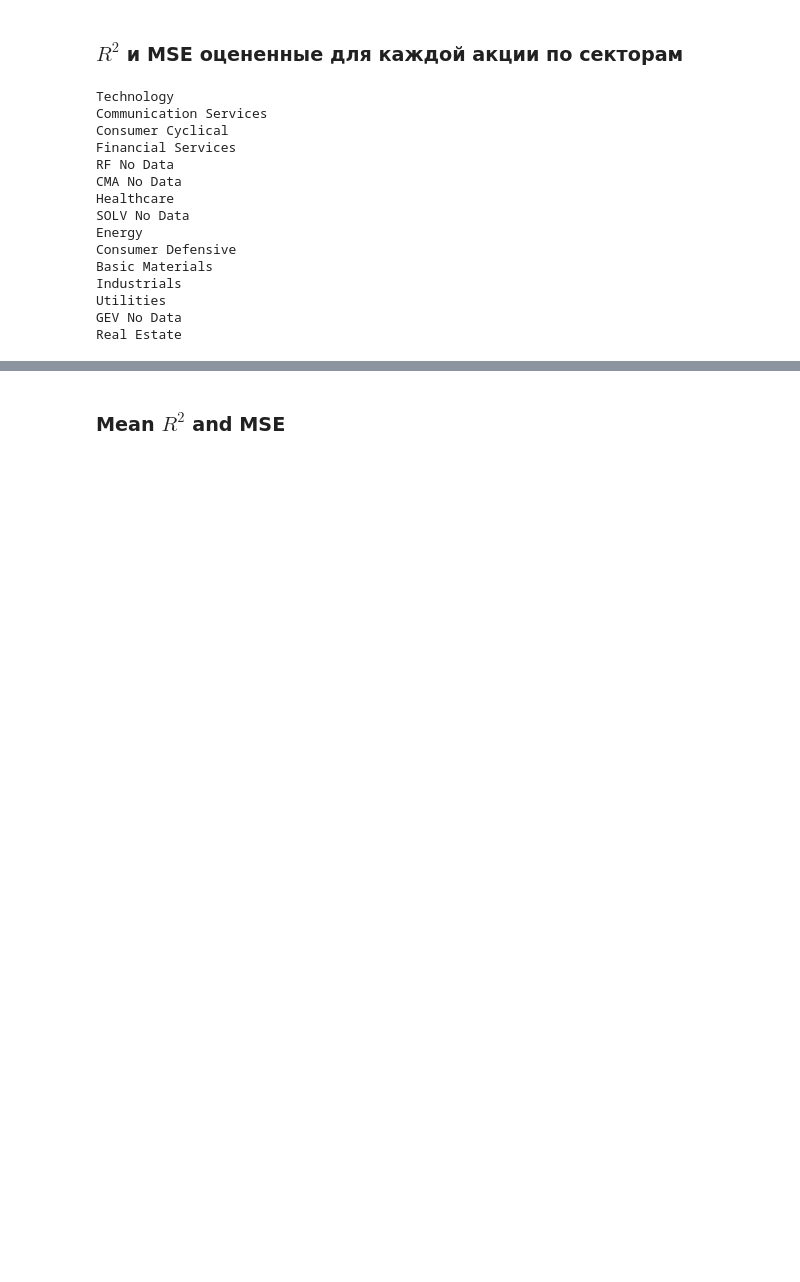
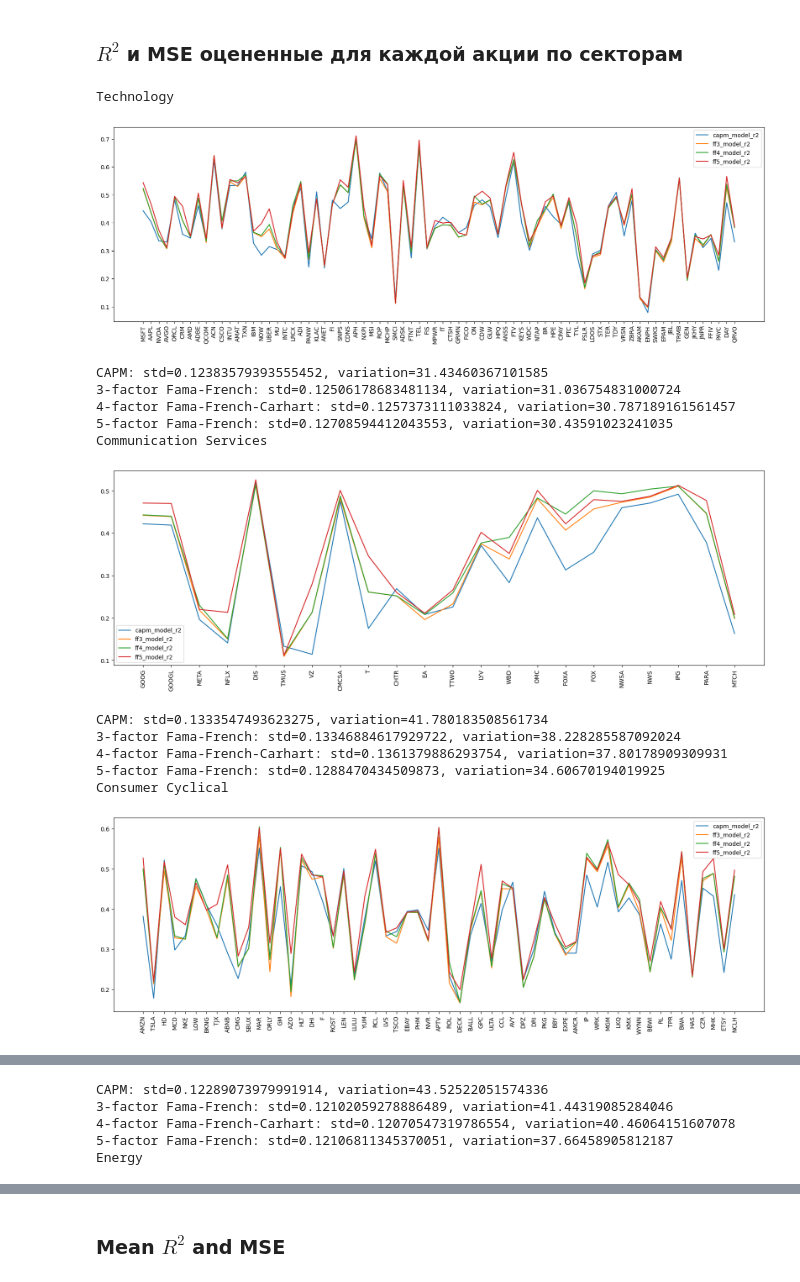
Before and after one commit to NikolaySimakov/Fama-French-models, a Jupyter notebook: main.ipynb, the cells around one changed output, grey strips where cells are left out. Drawn from its saved outputs; the diff is of its cells as text; code cells hidden in the pictures; blank space fills up the shorter version.

Commit message:
Add r2_score by assets charts

```diff
--- a/main.ipynb
+++ b/main.ipynb
@@ -299,6 +299,8 @@ for sector in companies_df['Sector'].unique():
 	ff4_model_mse = []
 	ff5_model_mse = []
 
+	index_tickers = tickers.copy()
+
 	# tickers_metrics = [
 	# 	['CAPM', '3-factor Fama French', 'Carhart', '5-factor Fama French']]
 
@@ -318,57 +320,76 @@ for sector in companies_df['Sector'].unique():
 			ff3_model_mse.append(round(ff3_model_res.mse_total, 3))
 			ff4_model_mse.append(round(ff4_model_res.mse_total, 3))
 			ff5_model_mse.append(round(ff5_model_res.mse_total, 3))
+		except:
+			print(ticker, 'No Data')
+			if ticker in index_tickers:
+				index_tickers = np.delete(index_tickers, np.where(index_tickers == ticker))
 
-			# tickers_metrics.append([ticker, round(capm_model.rsquared, 3), round(ff3_model.rsquared, 3),
-			#                 round(ff4_model.rsquared, 3), round(ff5_model.rsquared, 3)])
-
-			# print(ticker, '   '.join(
-			# 	map(str, [round(capm_model.rsquared, 3), round(ff3_model.rsquared, 3), round(ff4_model.rsquared, 3), round(ff5_model.rsquared, 3)])))
-		except:
-			# ff5_model_res = ff5_model.fit(ticker)
-			# ff5_model_r2.append(round(ff5_model_res.rsquared, 3))
-			# ff5_model_mse.append(round(ff5_model_res.mse_total, 3))
-			print(ticker, 'No Data')
-
-
-	df_to_save1 = pd.DataFrame()
+	df_to_save1 = pd.DataFrame(index=index_tickers)
 	df_to_save1['capm_model_r2'] = capm_model_r2
 	df_to_save1['ff3_model_r2'] = ff3_model_r2
 	df_to_save1['ff4_model_r2'] = ff4_model_r2
 	df_to_save1['ff5_model_r2'] = ff5_model_r2
+
+	# df_to_save1['capm_model_r2'].plot()
+	# df_to_save1['ff3_model_r2'].plot()
+	# df_to_save1['ff4_model_r2'].plot()
+	# df_to_save1['ff5_model_r2'].plot()
+
+	plt.figure(figsize=(20, 6))
+
+	# Построение графиков
+	for column_name in ['capm_model_r2', 'ff3_model_r2', 'ff4_model_r2', 'ff5_model_r2']:
+		df_to_save1[column_name].plot(label=column_name)
+
+	# Добавление легенды
+	plt.legend()
+
+	# Добавление подписей по оси X
+	plt.xticks(range(len(df_to_save1)), df_to_save1.index,
+						rotation=90)  # Вращение подписей для лучшей читаемости
+
+	# Отображение графика
+	plt.show()
+
+	cv = lambda x: np.std(x, ddof= 1 ) / np.mean (x) * 100
+
+	print('CAPM:', f"std={df_to_save1['capm_model_r2'].std()}, variation={cv(df_to_save1['capm_model_r2'])}")
+	print('3-factor Fama-French:', f"std={df_to_save1['ff3_model_r2'].std()}, variation={cv(df_to_save1['ff3_model_r2'])}")
+	print('4-factor Fama-French-Carhart:', f"std={df_to_save1['ff4_model_r2'].std()}, variation={cv(df_to_save1['ff4_model_r2'])}")
+	print('5-factor Fama-French:', f"std={df_to_save1['ff5_model_r2'].std()}, variation={cv(df_to_save1['ff5_model_r2'])}")
 
 	df_to_save1['capm_model_mse'] = capm_model_mse
 	df_to_save1['ff3_model_mse'] = ff3_model_mse
 	df_to_save1['ff4_model_mse'] = ff4_model_mse
 	df_to_save1['ff5_model_mse'] = ff5_model_mse
 
 	df_to_save1 = df_to_save1.rename(columns={
 		'capm_model_r2': 'CAPM R^2',
 		'ff3_model_r2': '3-факторная модель Фамы-Френча R^2',
     'ff4_model_r2': '4-факторная модель Кархарта R^2',
     'ff5_model_r2': '5-факторная модель Фамы-Френча R^2',
 
     'capm_model_mse': 'CAPM MSE',
     'ff3_model_mse': '3-факторная модель Фамы-Френча MSE',
     'ff4_model_mse': '4-факторная модель Кархарта MSE',
     'ff5_model_mse': '5-факторная модель Фамы-Френча MSE'
 	})
 
 	df_to_save1.to_excel(f'data/prepr/metrics/{sector}_sector_base_metrics.xlsx')
 # df_to_save.to_excel('10tickers_base_metrics.xlsx')
 # %% [output]
 Technology
-Communication Services
-Consumer Cyclical
-Financial Services
-RF No Data
-CMA No Data
-Healthcare
-SOLV No Data
-Energy
-Consumer Defensive
-Basic Materials
-Industrials
-Utilities
-GEV No Data
-Real Estate
+[figure, added]
+CAPM: std=0.12383579393555452, variation=31.43460367101585
+3-factor Fama-French: std=0.12506178683481134, variation=31.036754831000724
+4-factor Fama-French-Carhart: std=0.1257373111033824, variation=30.787189161561457
+5-factor Fama-French: std=0.12708594412043553, variation=30.43591023241035
+Communication Services
+[figure, added]
+CAPM: std=0.1333547493623275, variation=41.780183508561734
+3-factor Fama-French: std=0.13346884617929722, variation=38.228285587092024
+4-factor Fama-French-Carhart: std=0.1361379886293754, variation=37.80178909309931
+5-factor Fama-French: std=0.1288470434509873, variation=34.60670194019925
+Consumer Cyclical
+[figure, added]
@@ -374,0 +411,5 @@ Real Estate
+CAPM: std=0.12289073979991914, variation=43.52522051574336
+3-factor Fama-French: std=0.12102059278886489, variation=41.44319085284046
+4-factor Fama-French-Carhart: std=0.12070547319786554, variation=40.46064151607078
+5-factor Fama-French: std=0.12106811345370051, variation=37.66458905812187
+Energy
```
Also changed, not shown: parts of 1 cell of this notebook.
